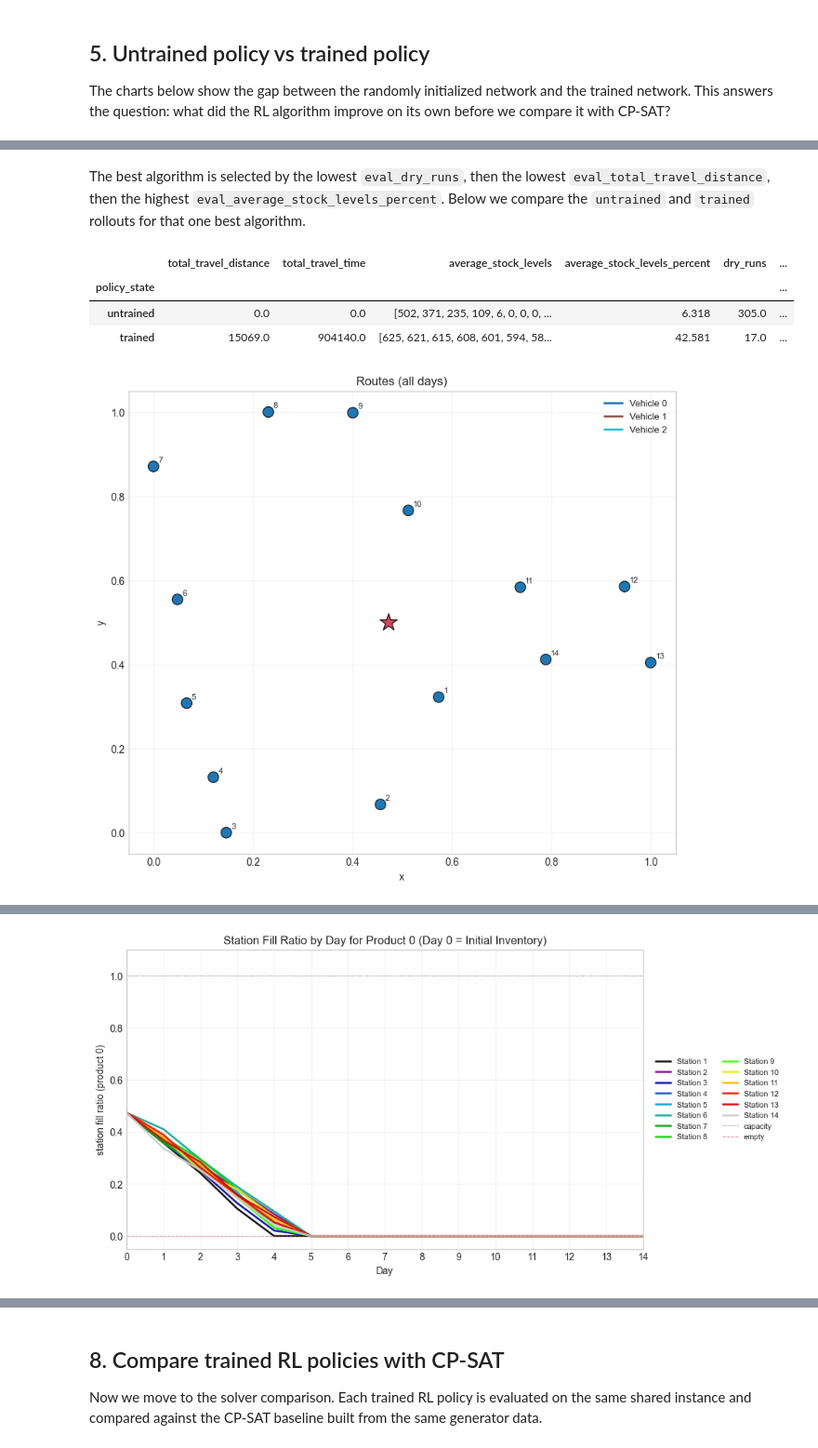
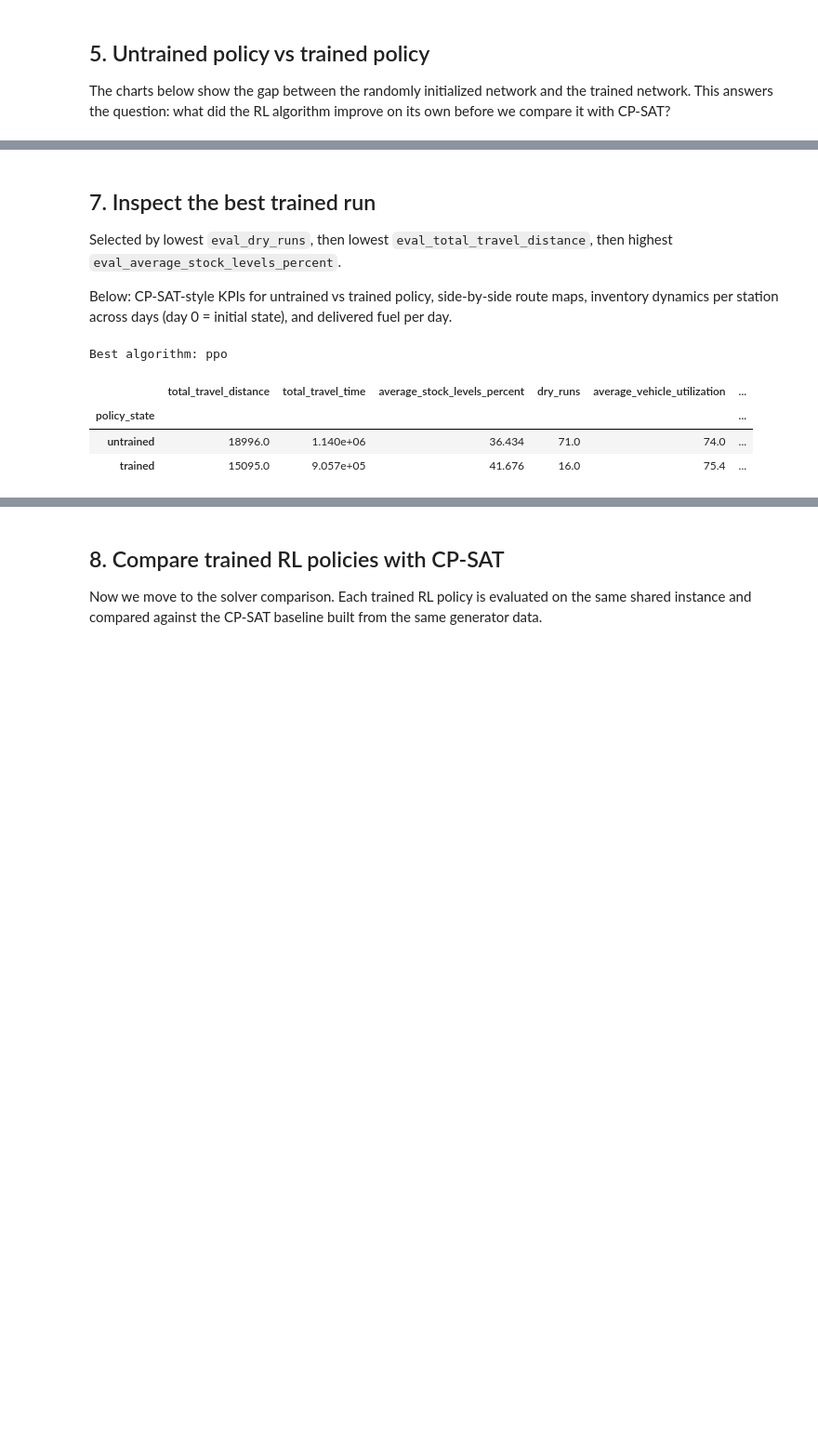
Before and after one commit to RuslanKozlyak/PSRP_D3PO, a Jupyter notebook: notebooks/00_quickstart.ipynb, the cells around one changed output, grey strips where cells are left out. Shown at 93% size. Drawn from its saved outputs; the diff is of its cells as text; code cells hidden in the pictures; blank space fills up the shorter version.

```diff
--- a/notebooks/00_quickstart.ipynb
+++ b/notebooks/00_quickstart.ipynb
@@ -289,41 +305,32 @@ plt.show()
 # %% [markdown]
-The best algorithm is selected by the lowest `eval_dry_runs`, then the lowest `eval_total_travel_distance`, then the highest `eval_average_stock_levels_percent`.
-Below we compare the `untrained` and `trained` rollouts for that one best algorithm.
+## 7. Inspect the best trained run
+
+Selected by lowest `eval_dry_runs`, then lowest `eval_total_travel_distance`, then highest `eval_average_stock_levels_percent`.
+
+Below: CP-SAT-style KPIs for untrained vs trained policy, side-by-side route maps, inventory dynamics per station across days (day 0 = initial state), and delivered fuel per day.
 # %%
 best_algorithm = summary_frame.sort_values(
     ["eval_dry_runs", "eval_total_travel_distance", "eval_average_stock_levels_percent"],
     ascending=[True, True, False],
 ).index[0]
 best_result = results[best_algorithm]
 best_env = best_result["env"]
 best_untrained_episode = best_result["before_episode"]
 best_trained_episode = best_result["after_episode"]
 
+print(f"Best algorithm: {best_algorithm}")
+
+_kpi_drop = ["average_stock_levels"]  # list-valued, not useful in table
 best_kpis = pd.DataFrame(
     [
         {"policy_state": "untrained", **episode_kpis(best_env, best_untrained_episode)},
-        {"policy_state": "trained", **episode_kpis(best_env, best_trained_episode)},
+        {"policy_state": "trained",   **episode_kpis(best_env, best_trained_episode)},
     ]
-).set_index("policy_state")
+).set_index("policy_state").drop(columns=[c for c in _kpi_drop if c in pd.DataFrame([episode_kpis(best_env, best_trained_episode)]).columns])
 display(best_kpis)
-
-plot_route_map(best_env, best_untrained_episode)
-plt.show()
-
-plot_route_map(best_env, best_trained_episode)
-plt.show()
-
-plot_inventory_dynamics(best_env, best_untrained_episode, product=TRACKED_PRODUCT)
-plt.show()
-
-plot_inventory_dynamics(best_env, best_trained_episode, product=TRACKED_PRODUCT)
-plt.show()
-
-plot_daily_delivered(best_env, best_trained_episode)
-plt.show()
 # %% [output]
+Best algorithm: ppo
-|  | total_travel_distance | total_travel_time | average_stock_levels | average_stock_levels_percent | dry_runs | ... |
+|  | total_travel_distance | total_travel_time | average_stock_levels_percent | dry_runs | average_vehicle_utilization | ... |
 | policy_state |  |  |  |  |  | ... |
-| untrained | 0.0 | 0.0 | [502, 371, 235, 109, 6, 0, 0, 0, ... | 6.318 | 305.0 | ... |
-| trained | 15069.0 | 904140.0 | [625, 621, 615, 608, 601, 594, 58... | 42.581 | 17.0 | ... |
+| untrained | 18996.0 | 1.140e+06 | 36.434 | 71.0 | 74.0 | ... |
+| trained | 15095.0 | 9.057e+05 | 41.676 | 16.0 | 75.4 | ... |
-[figure, removed]
@@ -331 +336,0 @@ plt.show()
-[figure, removed]
```
Also changed, not shown: parts of 13 cells of this notebook, 5 other files.
